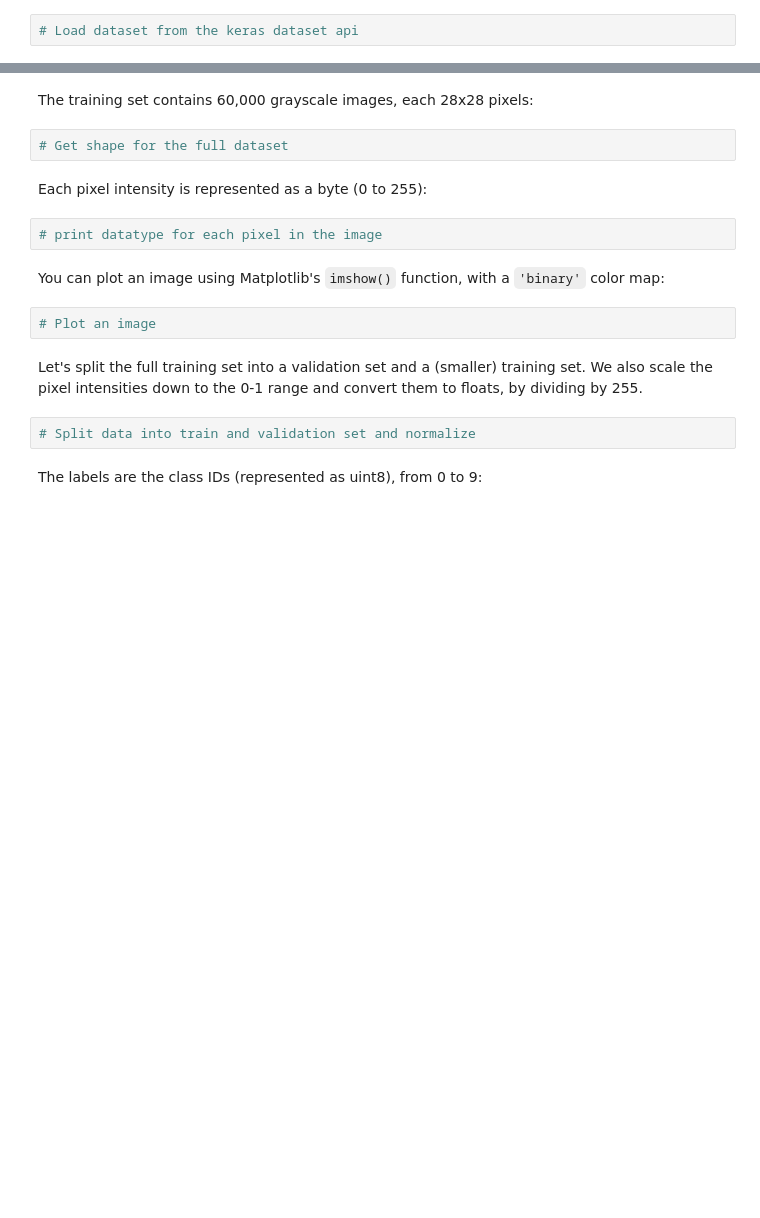
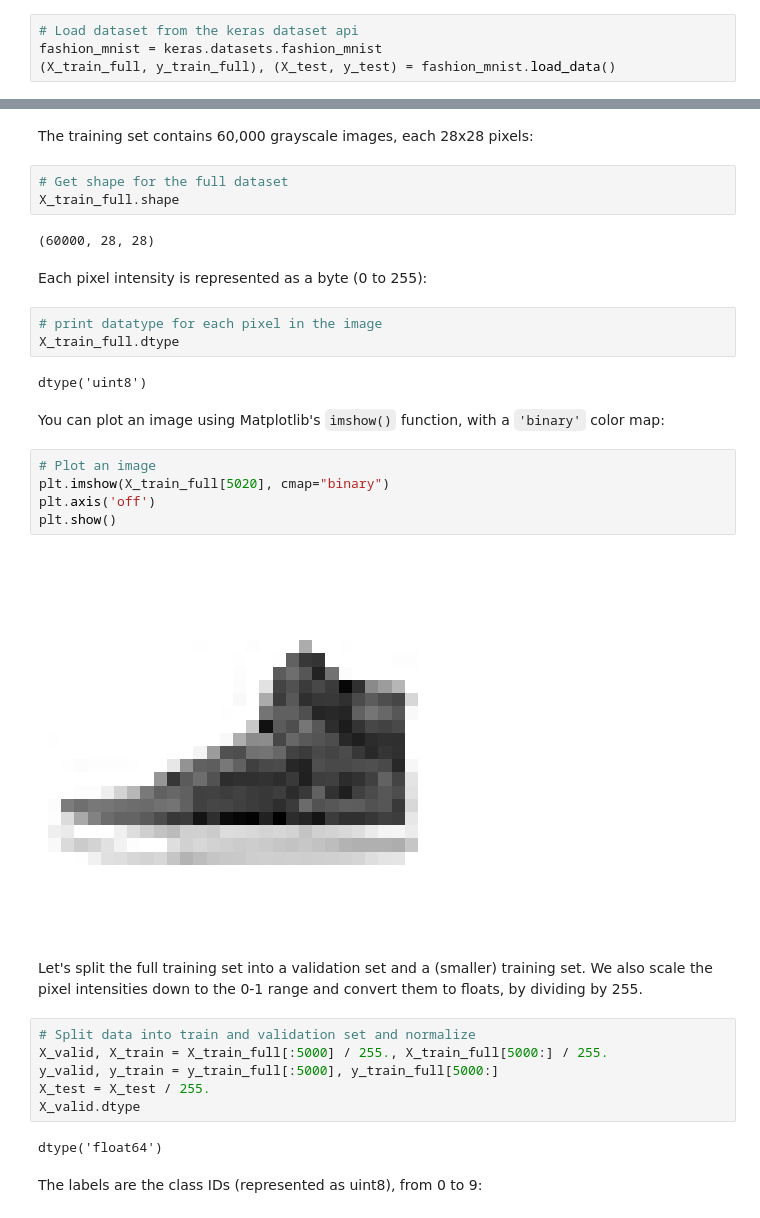
Before and after one commit to brendanjalali/DS6050---FA24, a Jupyter notebook: live_sessions/module-2/Template - Neural_Nets_with_keras.ipynb, the cells around one changed output, grey strips where cells are left out. Cells and saved outputs as stored; diff of their text form; blank space fills up the shorter version.

```diff
--- a/live_sessions/module-2/Template - Neural_Nets_with_keras.ipynb
+++ b/live_sessions/module-2/Template - Neural_Nets_with_keras.ipynb
@@ -151,3 +183,5 @@ keras.__version__
 Let's start by loading the fashion MNIST dataset. Keras has a number of functions to load popular datasets in `keras.datasets`. The dataset is already split for you between a training set and a test set, but it can be useful to split the training set further to have a validation set:
 # %%
 # Load dataset from the keras dataset api
+fashion_mnist = keras.datasets.fashion_mnist
+(X_train_full, y_train_full), (X_test, y_test) = fashion_mnist.load_data()
@@ -155,18 +198,35 @@ Let's start by loading the fashion MNIST dataset. Keras has a number of function
 The training set contains 60,000 grayscale images, each 28x28 pixels:
 # %%
 # Get shape for the full dataset
+X_train_full.shape
+# %% [output]
+(60000, 28, 28)
 # %% [markdown]
 Each pixel intensity is represented as a byte (0 to 255):
 # %%
 # print datatype for each pixel in the image
+X_train_full.dtype
+# %% [output]
+dtype('uint8')
 # %% [markdown]
 You can plot an image using Matplotlib's `imshow()` function, with a `'binary'`
  color map:
-# %%
-# Plot an image
+# %%
+# Plot an image
+plt.imshow(X_train_full[5020], cmap="binary")
+plt.axis('off')
+plt.show()
+# %% [output]
+[figure, added]
 # %% [markdown]
 Let's split the full training set into a validation set and a (smaller) training set. We also scale the pixel intensities down to the 0-1 range and convert them to floats, by dividing by 255.
 # %%
 # Split data into train and validation set and normalize
+X_valid, X_train = X_train_full[:5000] / 255., X_train_full[5000:] / 255.
+y_valid, y_train = y_train_full[:5000], y_train_full[5000:]
+X_test = X_test / 255.
+X_valid.dtype
+# %% [output]
+dtype('float64')
 # %% [markdown]
 The labels are the class IDs (represented as uint8), from 0 to 9:
```
Also changed, not shown: parts of 31 cells of this notebook.
